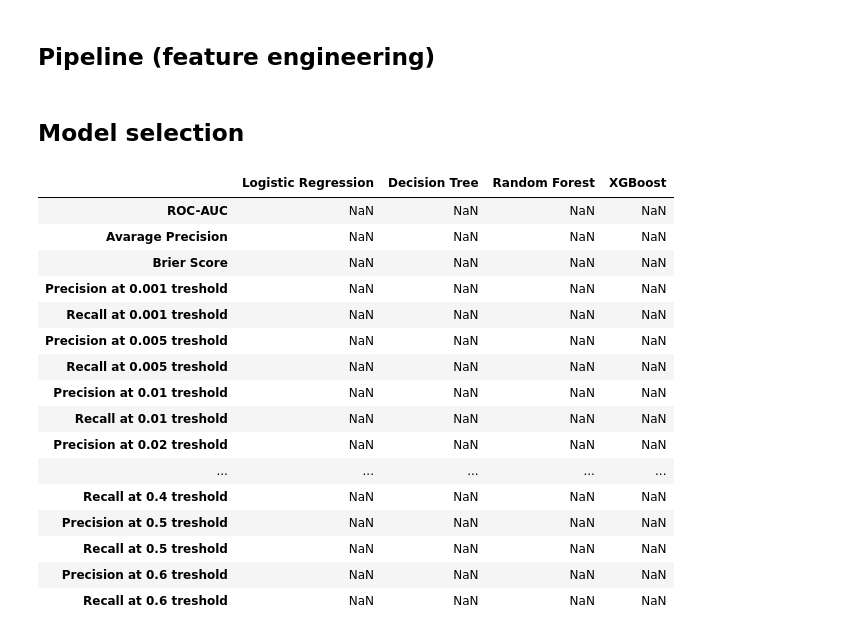
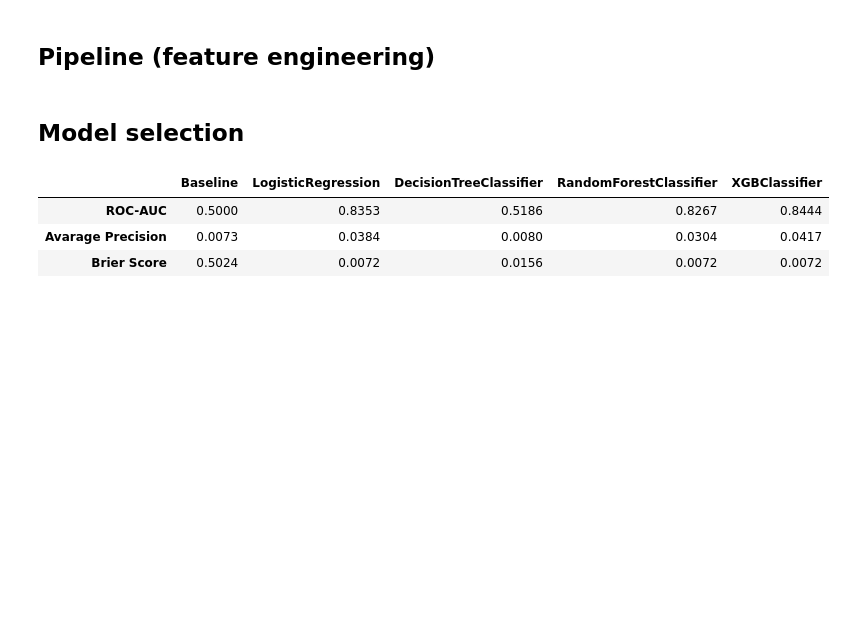
Before and after one commit to luke235422/Freddie-Mac-ML-progect, a Jupyter notebook: model_1.ipynb, the cells around one changed output. Drawn from its saved outputs; the diff is of its cells as text; code cells hidden in the pictures; blank space fills up the shorter version.

Commit message:
final model

```diff
--- a/model_1.ipynb
+++ b/model_1.ipynb
@@ -662,7 +665,7 @@ y_full_train = X_full_train["target_90plus"].values
 ## Pipeline (feature engineering)
 # %%
 # Feature engineering
-cv=2
+m=5
 new_columns= ["position_combined"]
 
 #Create new features
@@ -697,7 +700,7 @@ one_hot_pipeline = Pipeline(steps=[
 target_pipeline = Pipeline(steps=[
 
     ("imputation",SimpleImputer(strategy="constant",fill_value="missing")),
-    ("one_hot_encoding",TargetEncoder(cv=cv,target_type="binary",random_state=1))
+    ("target",TargetEncoder(cv=m,random_state=1,target_type="binary"))
 
 ])
 
@@ -723,17 +726,19 @@ randomforest =  RandomForestClassifier(
 )
 
 xgb_model = XGBClassifier(
-    n_estimators=300,
-    learning_rate=0.05,
-    max_depth=5,
-    eval_metric="logloss",
+    n_estimators=100,
+    learning_rate=0.1,
+    max_depth=3,
+
+    eval_metric="auc",
     random_state=42,
     n_jobs=-1
 )
 
 models=[logistic_regressor,decision_tree,randomforest,xgb_model]
 # %%
-overall_scores= {}
+overall_scores_= {}
+calibration_curve_dict={}
 for model in models:
     score_df= pd.Series()
     pipeline = Pipeline(steps=[
@@ -748,32 +753,23 @@ for model in models:
     score_df.loc["ROC-AUC"]=roc_auc_score(y_val,y_pred)
     score_df.loc["Avarage Precision"]=average_precision_score(y_val,y_pred)
     score_df.loc["Brier Score"]=brier_score_loss(y_val,y_pred)
+    prob_true , prob_pred = calibration_curve(y_val,y_pred,n_bins=10,strategy="quantile")
 
-    for t in [0.001,0.005,0.01,0.02,0.03,0.04,0.05,0.1,0.2,0.3,0.4,0.5,0.6]:
+    calibration_curve_dict["prob_true %s"%model.__class__.__name__]=prob_true
+    calibration_curve_dict["prob_pred %s"%model.__class__.__name__]=prob_pred
 
-        y_pred_t = (y_pred >= t).astype(int)
-        score_df["Precision at %s treshold"%t] = precision_score(y_val,y_pred_t)*100
-        score_df["Recall at %s treshold"%t] = recall_score(y_val,y_pred_t)*100
 
-    overall_scores[model]=score_df
+    overall_scores_[model.__class__.__name__]=score_df
 # %%
+overall_scores=overall_scores_.copy()
 overall_scores = pd.DataFrame(overall_scores)
-round(overall_scores,4)
+
+overall_scores["Baseline"]=[0.5,y_val.mean(),brier_score_loss(y_val,np.random.randint(0,2,len(y_val)))]
+col = overall_scores.pop("Baseline")
+overall_scores.insert(0,"Baseline",col)
+overall_scores.round(4)
 # %% [output]
-|  | Logistic Regression | Decision Tree | Random Forest | XGBoost |
-| ROC-AUC | NaN | NaN | NaN | NaN |
-| Avarage Precision | NaN | NaN | NaN | NaN |
-| Brier Score | NaN | NaN | NaN | NaN |
-| Precision at 0.001 treshold | NaN | NaN | NaN | NaN |
-| Recall at 0.001 treshold | NaN | NaN | NaN | NaN |
-| Precision at 0.005 treshold | NaN | NaN | NaN | NaN |
-| Recall at 0.005 treshold | NaN | NaN | NaN | NaN |
-| Precision at 0.01 treshold | NaN | NaN | NaN | NaN |
-| Recall at 0.01 treshold | NaN | NaN | NaN | NaN |
-| Precision at 0.02 treshold | NaN | NaN | NaN | NaN |
-| ... | ... | ... | ... | ... |
-| Recall at 0.4 treshold | NaN | NaN | NaN | NaN |
-| Precision at 0.5 treshold | NaN | NaN | NaN | NaN |
-| Recall at 0.5 treshold | NaN | NaN | NaN | NaN |
-| Precision at 0.6 treshold | NaN | NaN | NaN | NaN |
-| Recall at 0.6 treshold | NaN | NaN | NaN | NaN |
+|  | Baseline | LogisticRegression | DecisionTreeClassifier | RandomForestClassifier | XGBClassifier |
+| ROC-AUC | 0.5000 | 0.8353 | 0.5186 | 0.8267 | 0.8444 |
+| Avarage Precision | 0.0073 | 0.0384 | 0.0080 | 0.0304 | 0.0417 |
+| Brier Score | 0.5024 | 0.0072 | 0.0156 | 0.0072 | 0.0072 |
```
Also changed, not shown: parts of 23 cells of this notebook.
